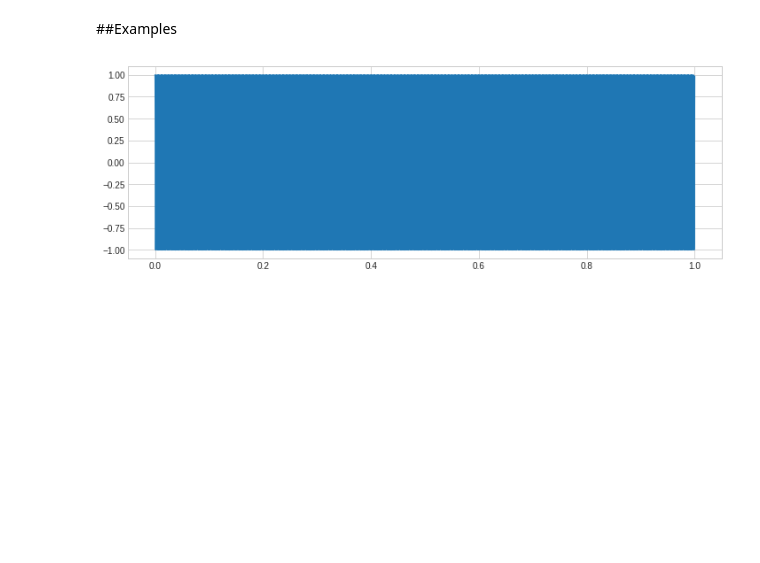
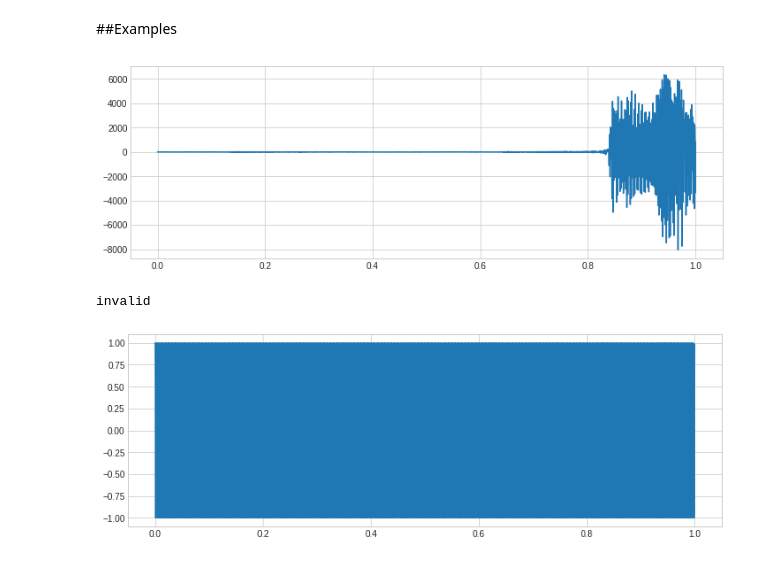
Before and after one commit to tigran-serobyan/keyword_spotting, a Jupyter notebook: Spectrogram.ipynb, the cells around one changed output. Cells and saved outputs as stored; diff of their text form; code cells hidden in the pictures; blank space fills up the shorter version.

```diff
--- a/Spectrogram.ipynb
+++ b/Spectrogram.ipynb
@@ -34,5 +34,9 @@ speech_commands_v0. 100%[===================>]   2.26G   181MB/s    in 21s
 !tar -xf ./speech_commands_v0.02.tar.gz -C ./data
 # %% [markdown]
 ##Defining functions
+# %%
+def plot_track(t, track):
+  plt.plot(t, track)
+  plt.show()
 # %%
 def spectrogram(t, track, sr, NFFT = 256):
@@ -47,6 +50,17 @@ def read_file(file_name):
   return signal, samplerate
 # %% [markdown]
 ##Examples
+# %%
+f, sr = read_file('/content/data/four/0132a06d_nohash_2.wav')
+t = np.linspace(0, len(f)/sr, len(f))
+plot_track(t, f)
+if np.sum(np.abs(f[:150])>75)<20 and np.sum(np.abs(f[-150:])>75)<20:
+  print('valid')
+else:
+  print('invalid')
+# %% [output]
+[figure, added]
+invalid
 # %%
 sr = 16000   # Sampling rate
 t = np.arange(0, 1, 1/sr)
```
Also changed, not shown: parts of 3 cells of this notebook.
